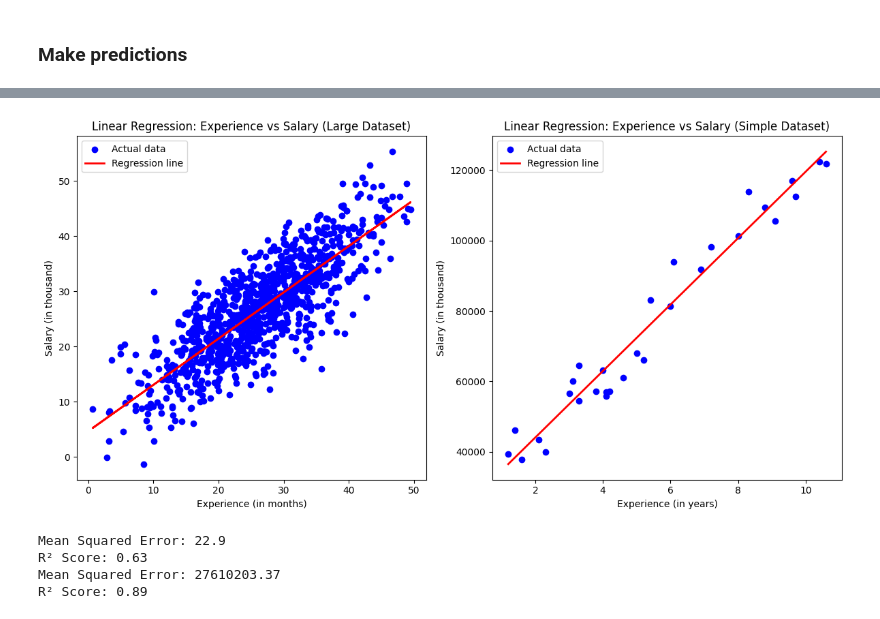
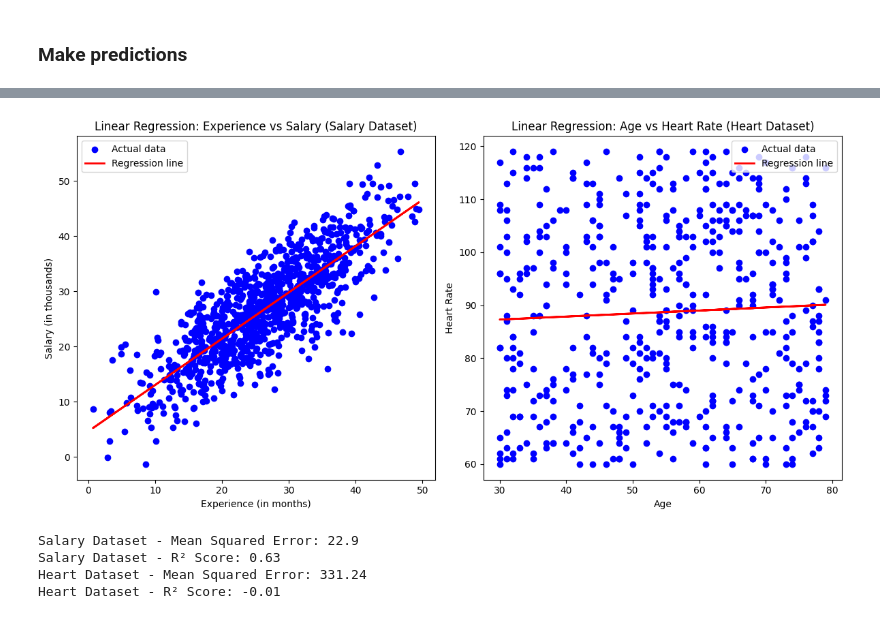
Before and after one commit to NgocPhungggg/CUT, a Jupyter notebook: Week_02/Homework_PhungCao/linear_regression_homework_PhungCao.ipynb, the cells around one changed output, grey strips where cells are left out. Cells and saved outputs as stored; diff of their text form; code cells hidden in the pictures.

```diff
--- a/Week_02/Homework_PhungCao/linear_regression_homework_PhungCao.ipynb
+++ b/Week_02/Homework_PhungCao/linear_regression_homework_PhungCao.ipynb
@@ -89,15 +92,15 @@ Test target samples: 6
 # %% [markdown]
 ### Train a LinearRegression model
 # %%
-model_large = LinearRegression() # Khởi tạo mô hình hồi quy tuyến tính (Linear Regression)
-model_large.fit(x_train_large, y_train_large) # Huấn luyện mô hình với dữ liệu huấn luyện (x_train và y_train)
+model_salary = LinearRegression()  # Initialize the Linear Regression model
+model_salary.fit(x_train_salary, y_train_salary)  # Train the model with training data (x_train and y_train)
 
-print("Intercept:", model_large.intercept_) # In ra hệ số chặn (intercept) của mô hình
-print("Slope:", model_large.coef_) # In ra hệ số góc (slope) của mô hình
+print("Intercept (salary):", model_salary.intercept_)  # Print the intercept of the model
+print("Slope (salary):", model_salary.coef_)           # Print the slope (coefficient) of the model
 
-model_simple = LinearRegression() # Khởi tạo mô hình hồi quy tuyến tính (Linear Regression)
-model_simple.fit(x_train_simple, y_train_simple) # Huấn luyện mô hình với dữ liệu huấn luyện (x_train và y_train)
+model_heart = LinearRegression()  # Initialize the Linear Regression model
+model_heart.fit(x_train_heart, y_train_heart)  # Train the model with training data (x_train and y_train)
 
-print("Intercept:", model_simple.intercept_) # In ra hệ số chặn (intercept) của mô hình
-print("Slope:", model_simple.coef_) # In ra hệ số góc (slope) của mô hình
+print("Intercept (heart):", model_heart.intercept_)  # Print the intercept of the model
+print("Slope (heart):", model_heart.coef_)           # Print the slope (coefficient) of the model
 # %% [output]
@@ -143,48 +146,48 @@ Name: Salary, dtype: float64
 # %%
-# Vẽ đồ thị cho dataset lớn và dataset đơn giản kế bên nhau
-plt.figure(figsize=(12, 6))  # Cài đặt kích thước cửa sổ đồ thị (2 biểu đồ kế bên nhau)
+# Plot graphs for the salary dataset and the heart dataset side by side
+plt.figure(figsize=(12, 6))  # Set the figure size (2 plots side by side)
 
-# Đồ thị cho dataset lớn
-plt.subplot(1, 2, 1)  # 1 hàng, 2 cột, đồ thị đầu tiên
-plt.scatter(X_large, y_large, color='blue', label='Actual data')
-plt.plot(X_large, model_large.predict(X_large), color='red', linewidth=2, label='Regression line')
+# Plot for the salary dataset
+plt.subplot(1, 2, 1)  # 1 row, 2 columns, first plot
+plt.scatter(X_salary, y_salary, color='blue', label='Actual data')
+plt.plot(X_salary, model_salary.predict(X_salary), color='red', linewidth=2, label='Regression line')
 plt.xlabel('Experience (in months)')
-plt.ylabel('Salary (in thousand)')
-plt.title('Linear Regression: Experience vs Salary (Large Dataset)')
+plt.ylabel('Salary (in thousands)')
+plt.title('Linear Regression: Experience vs Salary (Salary Dataset)')
 plt.legend()
 
-# Đồ thị cho dataset đơn giản
-plt.subplot(1, 2, 2)  # 1 hàng, 2 cột, đồ thị thứ hai
-plt.scatter(X_simple, y_simple, color='blue', label='Actual data')
-plt.plot(X_simple, model_simple.predict(X_simple), color='red', linewidth=2, label='Regression line')
-plt.xlabel('Experience (in years)')
-plt.ylabel('Salary (in thousand)')
-plt.title('Linear Regression: Experience vs Salary (Simple Dataset)')
+# Plot for the heart dataset
+plt.subplot(1, 2, 2)  # 1 row, 2 columns, second plot
+plt.scatter(X_heart, y_heart, color='blue', label='Actual data')
+plt.plot(X_heart, model_heart.predict(X_heart), color='red', linewidth=2, label='Regression line')
+plt.xlabel('Age')
+plt.ylabel('Heart Rate')
+plt.title('Linear Regression: Age vs Heart Rate (Heart Dataset)')
 plt.legend()
 
-# Hiển thị cả hai đồ thị kế bên nhau
-plt.tight_layout()  # Điều chỉnh để đồ thị không bị chồng lên nhau
+# Show both plots side by side
+plt.tight_layout()  # Adjust layout so plots don't overlap
 plt.show()
 # %% [output]
-[figure, old version]
+[figure, new version]
 # %%
-mse_large = mean_squared_error(y_test_large, y_pred_large)  # Tính toán lỗi bình phương trung bình (MSE) giữa giá trị thực tế (y_test) và giá trị dự đoán (y_pred)
-r2_large = r2_score(y_test_large, y_pred_large)  # Tính toán chỉ số R² (Coefficient of Determination) để đánh giá độ khớp của mô hình
+mse_salary = mean_squared_error(y_test_salary, y_pred_salary)  # Calculate Mean Squared Error (MSE) between actual (y_test) and predicted (y_pred)
+r2_salary = r2_score(y_test_salary, y_pred_salary)  # Calculate R² (Coefficient of Determination) to evaluate model fit
 
-# In ra lỗi bình phương trung bình (MSE) và chỉ số R² với 2 chữ số thập phân
-print("Mean Squared Error:", round(mse_large, 2))  # In MSE làm tròn đến 2 chữ số thập phân
-print("R² Score:", round(r2_large, 2))  # In R² Score làm tròn đến 2 chữ số thập phân
+# Print MSE and R² rounded to 2 decimal places
+print("Salary Dataset - Mean Squared Error:", round(mse_salary, 2))
+print("Salary Dataset - R² Score:", round(r2_salary, 2))
 
 
-mse_simple = mean_squared_error(y_test_simple, y_pred_simple)  # Tính toán lỗi bình phương trung bình (MSE) giữa giá trị thực tế (y_test) và giá trị dự đoán (y_pred)
-r2_simple = r2_score(y_test_simple, y_pred_simple)  # Tính toán chỉ số R² (Coefficient of Determination) để đánh giá độ khớp của mô hình
+mse_heart = mean_squared_error(y_test_heart, y_pred_heart)  # Calculate Mean Squared Error (MSE) between actual (y_test) and predicted (y_pred)
+r2_heart = r2_score(y_test_heart, y_pred_heart)  # Calculate R² (Coefficient of Determination) to evaluate model fit
 
-# In ra lỗi bình phương trung bình (MSE) và chỉ số R² với 2 chữ số thập phân
-print("Mean Squared Error:", round(mse_simple, 2))  # In MSE làm tròn đến 2 chữ số thập phân
-print("R² Score:", round(r2_simple, 2))  # In R² Score làm tròn đến 2 chữ số thập phân
+# Print MSE and R² rounded to 2 decimal places
+print("Heart Dataset - Mean Squared Error:", round(mse_heart, 2))
+print("Heart Dataset - R² Score:", round(r2_heart, 2))
 # %% [output]
-Mean Squared Error: 22.9
-R² Score: 0.63
-Mean Squared Error: 27610203.37
-R² Score: 0.89
+Salary Dataset - Mean Squared Error: 22.9
+Salary Dataset - R² Score: 0.63
+Heart Dataset - Mean Squared Error: 331.24
+Heart Dataset - R² Score: -0.01
 # %% [markdown]
```
Also changed, not shown: parts of 8 cells of this notebook, 2 other files.
